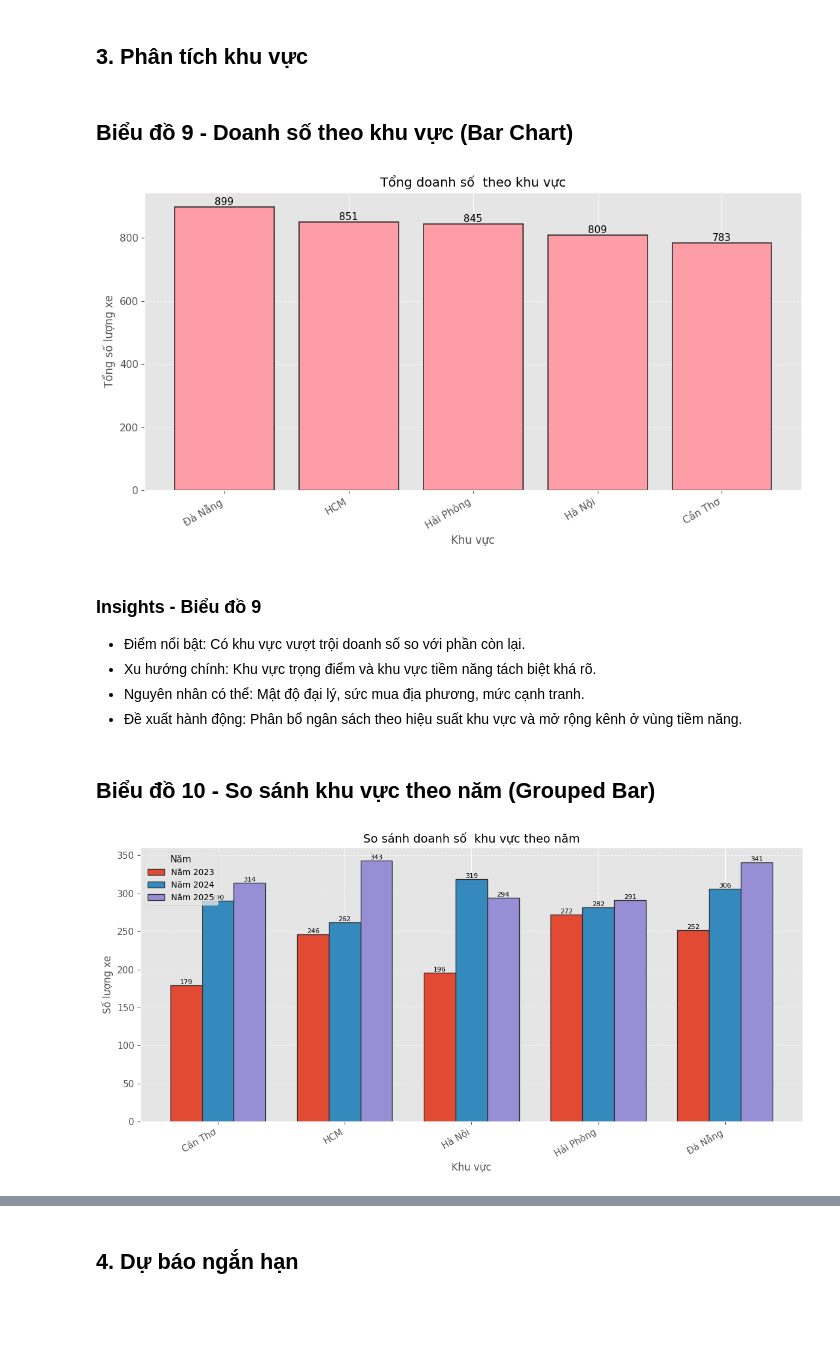
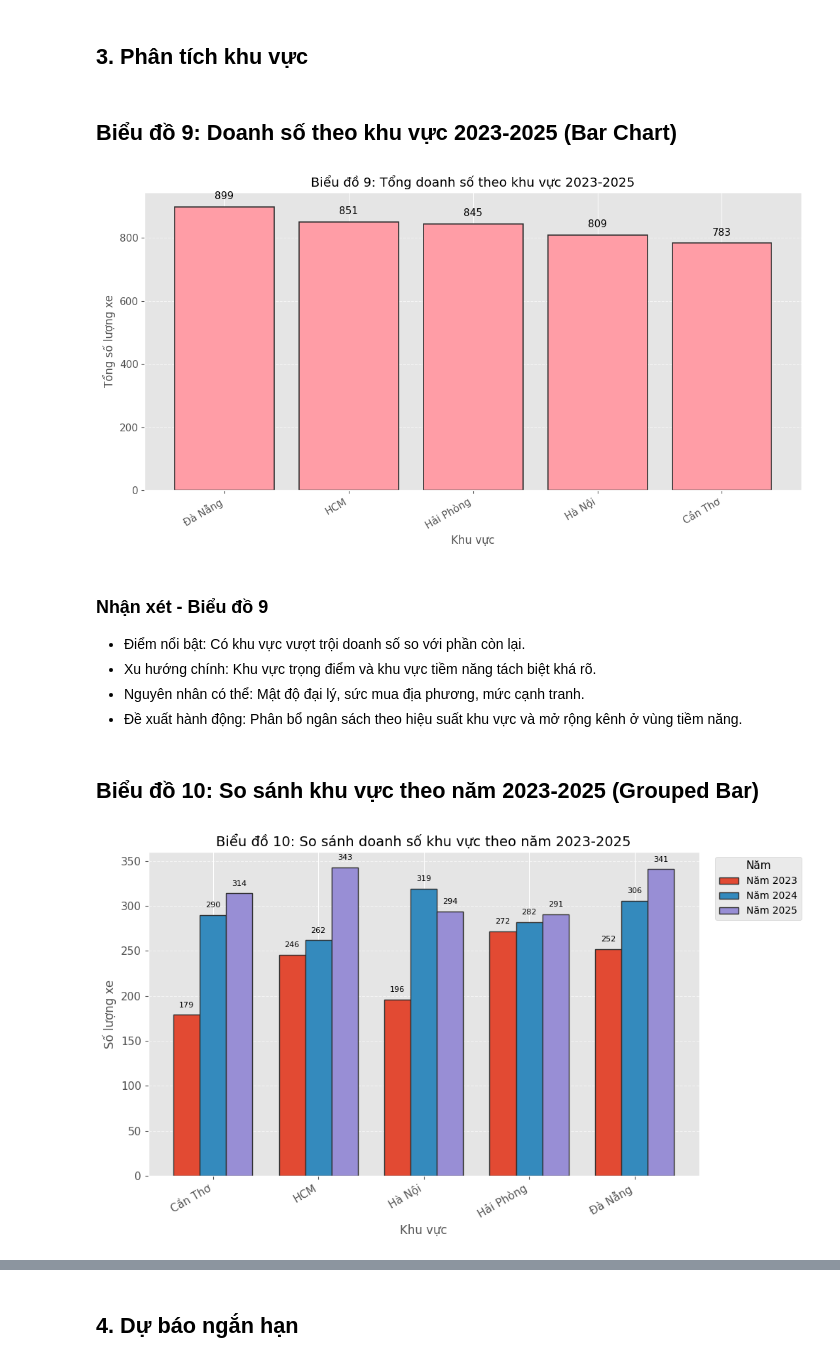
Before and after one commit to lemon-01/cd3, a Jupyter notebook: Ford_Sales_Analysis_2023_2025.ipynb, the cells around one changed output, grey strips where cells are left out. Drawn from its saved outputs; the diff is of its cells as text; code cells hidden in the pictures; blank space fills up the shorter version.

```diff
--- a/Ford_Sales_Analysis_2023_2025.ipynb
+++ b/Ford_Sales_Analysis_2023_2025.ipynb
@@ -225,14 +239,15 @@ sales_by_model = (
 )
 fig, ax = plt.subplots(figsize=(12, 6))
 bars = ax.bar(sales_by_model['Dòng xe'], sales_by_model['Số lượng (xe)'], color='#E45756', edgecolor='#2F2F2F', linewidth=1.2)
-ax.set_title('Tổng doanh số theo dòng xe')
+ax.set_title('Biểu đồ 5: Tổng doanh số theo dòng xe 2023-2025')
 ax.set_xlabel('Dòng xe')
 ax.set_ylabel('Tổng số lượng xe')
 ax.grid(True, axis='y', linestyle='--', alpha=0.6)
 plt.xticks(rotation=30, ha='right')
+max_height = sales_by_model['Số lượng (xe)'].max()
 for bar in bars:
     height = bar.get_height()
-    ax.text(bar.get_x() + bar.get_width()/2, height, f'{int(height):,}', ha='center', va='bottom', fontsize=9)
+    ax.text(bar.get_x() + bar.get_width()/2, height + 0.02 * max_height, f'{int(height):,}', ha='center', va='bottom', fontsize=9)
 plt.tight_layout()
 plt.show()
 # %% [output]
@@ -251,14 +266,15 @@ Không tạo biểu đồ top khách hàng.
 top_3_models = sales_by_model.head(3)
 fig, ax = plt.subplots()
 bars = ax.bar(top_3_models['Dòng xe'], top_3_models['Số lượng (xe)'], color='#B279A2', edgecolor='#2F2F2F', linewidth=1.2)
-ax.set_title('Top 3 dòng xe bán chạy nhất')
+ax.set_title('Biểu đồ 6: Top 3 dòng xe bán chạy nhất 2023-2025')
 ax.set_xlabel('Dòng xe')
 ax.set_ylabel('Tổng số lượng xe')
 ax.grid(True, axis='y', linestyle='--', alpha=0.6)
 plt.xticks(rotation=30, ha='right')
+max_height = top_3_models['Số lượng (xe)'].max()
 for bar in bars:
     height = bar.get_height()
-    ax.text(bar.get_x() + bar.get_width()/2, height, f'{int(height):,}', ha='center', va='bottom')
+    ax.text(bar.get_x() + bar.get_width()/2, height + 0.02 * max_height, f'{int(height):,}', ha='center', va='bottom')
 plt.tight_layout()
 plt.show()
 # %% [output]
@@ -298,14 +314,15 @@ sales_by_color = (
 )
 fig, ax = plt.subplots(figsize=(9, 6))
 bars = ax.bar(sales_by_color['Màu'], sales_by_color['Số lượng (xe)'], color='#4C78A8', edgecolor='#2F2F2F', linewidth=1.2)
-ax.set_title('Tổng doanh số theo màu sắc xe')
+ax.set_title('Biểu đồ 8: Tổng doanh số theo màu sắc xe 2023-2025')
 ax.set_xlabel('Màu sắc')
 ax.set_ylabel('Tổng số lượng xe')
 ax.grid(True, axis='y', linestyle='--', alpha=0.6)
 plt.xticks(rotation=30, ha='right')
+max_height = sales_by_color['Số lượng (xe)'].max()
 for bar in bars:
     height = bar.get_height()
-    ax.text(bar.get_x() + bar.get_width()/2, height, f'{int(height):,}', ha='center', va='bottom', fontsize=9)
+    ax.text(bar.get_x() + bar.get_width()/2, height + 0.02 * max_height, f'{int(height):,}', ha='center', va='bottom', fontsize=9)
 plt.tight_layout()
 plt.show()
 # %% [output]
@@ -319,7 +336,7 @@ plt.show()
 # %% [markdown]
 ## 3. Phân tích khu vực
 # %% [markdown]
-## Biểu đồ 9 - Doanh số theo khu vực (Bar Chart)
+## Biểu đồ 9: Doanh số theo khu vực 2023-2025 (Bar Chart)
 # %%
 # Mục đích: Tính tổng doanh số theo khu vực và trực quan hóa bằng biểu đồ cột để xác định khu vực trọng điểm và khu vực còn dư địa tăng trưởng.
 sales_by_region = (
@@ -329,50 +346,51 @@ sales_by_region = (
 )
 fig, ax = plt.subplots()
 bars = ax.bar(sales_by_region['Khu vực'], sales_by_region['Số lượng (xe)'], color='#FF9DA6', edgecolor='#2F2F2F', linewidth=1.2)
-ax.set_title('Tổng doanh số  theo khu vực')
+ax.set_title('Biểu đồ 9: Tổng doanh số theo khu vực 2023-2025')
 ax.set_xlabel('Khu vực')
 ax.set_ylabel('Tổng số lượng xe')
 ax.grid(True, axis='y', linestyle='--', alpha=0.6)
 plt.xticks(rotation=30, ha='right')
+max_height = sales_by_region['Số lượng (xe)'].max()
 for bar in bars:
     height = bar.get_height()
-    ax.text(bar.get_x() + bar.get_width()/2, height, f'{int(height):,}', ha='center', va='bottom')
+    ax.text(bar.get_x() + bar.get_width()/2, height + 0.02 * max_height, f'{int(height):,}', ha='center', va='bottom')
 plt.tight_layout()
 plt.show()
 # %% [output]
-[figure, old version]
+[figure, new version]
 # %% [markdown]
-### Insights - Biểu đồ 9
+### Nhận xét - Biểu đồ 9
 - Điểm nổi bật: Có khu vực vượt trội doanh số so với phần còn lại.
 - Xu hướng chính: Khu vực trọng điểm và khu vực tiềm năng tách biệt khá rõ.
 - Nguyên nhân có thể: Mật độ đại lý, sức mua địa phương, mức cạnh tranh.
 - Đề xuất hành động: Phân bổ ngân sách theo hiệu suất khu vực và mở rộng kênh ở vùng tiềm năng.
 # %% [markdown]
-## Biểu đồ 10 - So sánh khu vực theo năm (Grouped Bar)
+## Biểu đồ 10: So sánh khu vực theo năm 2023-2025 (Grouped Bar)
 # %%
 # Mục đích: So sánh đóng góp doanh số của từng khu vực theo từng năm bằng grouped bar chart để nhìn rõ xu hướng dịch chuyển thị trường theo thời gian.
 region_year = df.groupby(['Khu vực', 'Năm'], as_index=False)['Số lượng (xe)'].sum()
 pivot_region_year = region_year.pivot(index='Khu vực', columns='Năm', values='Số lượng (xe)').fillna(0)
 fig, ax = plt.subplots(figsize=(12, 6))
 x = range(len(pivot_region_year.index))
 bar_width = 0.25
 years = list(pivot_region_year.columns)
 for i, year in enumerate(years):
     positions = [p + i * bar_width for p in x]
     values = pivot_region_year[year].values
     bars = ax.bar(positions, values, width=bar_width, label=f'Năm {year}', edgecolor='#2F2F2F', linewidth=1.0)
     for bar in bars:
         h = bar.get_height()
-        ax.text(bar.get_x() + bar.get_width()/2, h, f'{int(h):,}', ha='center', va='bottom', fontsize=8)
-ax.set_title('So sánh doanh số  khu vực theo năm')
+        ax.text(bar.get_x() + bar.get_width()/2, h + 0.02 * pivot_region_year.values.max(), f'{int(h):,}', ha='center', va='bottom', fontsize=8)
+ax.set_title('Biểu đồ 10: So sánh doanh số khu vực theo năm 2023-2025')
 ax.set_xlabel('Khu vực')
 ax.set_ylabel('Số lượng xe')
 ax.set_xticks([p + bar_width for p in x])
 ax.set_xticklabels(pivot_region_year.index, rotation=30, ha='right')
-ax.legend(title='Năm')
+ax.legend(title='Năm', bbox_to_anchor=(1.02, 1), loc='upper left')
 ax.grid(True, axis='y', linestyle='--', alpha=0.6)
-plt.tight_layout()
+plt.tight_layout(rect=[0, 0, 0.85, 1])
 plt.show()
 # %% [output]
-[figure, old version]
+[figure, new version]
 # %% [markdown]
```
Also changed, not shown: parts of 43 cells of this notebook, 1 other file.
